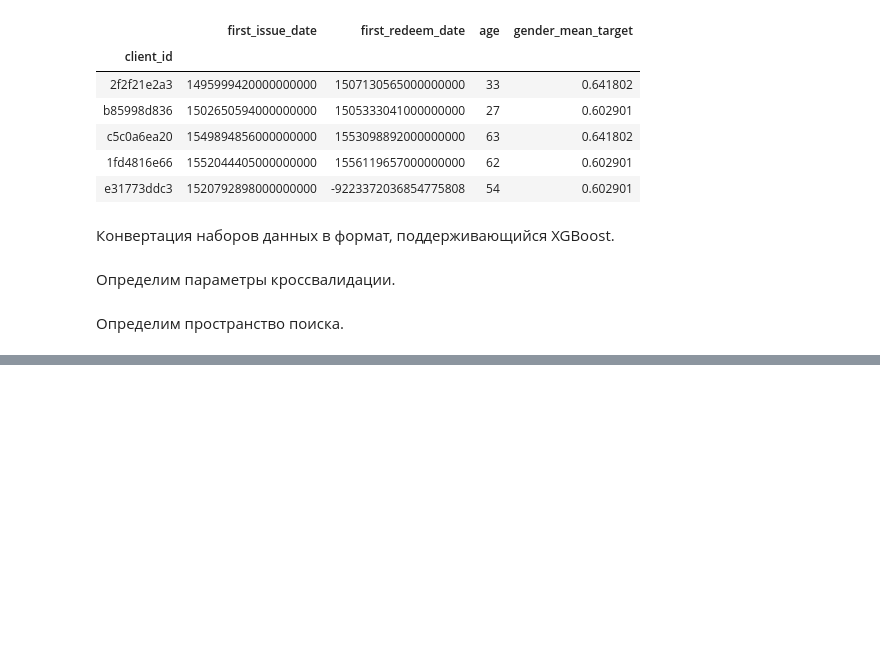
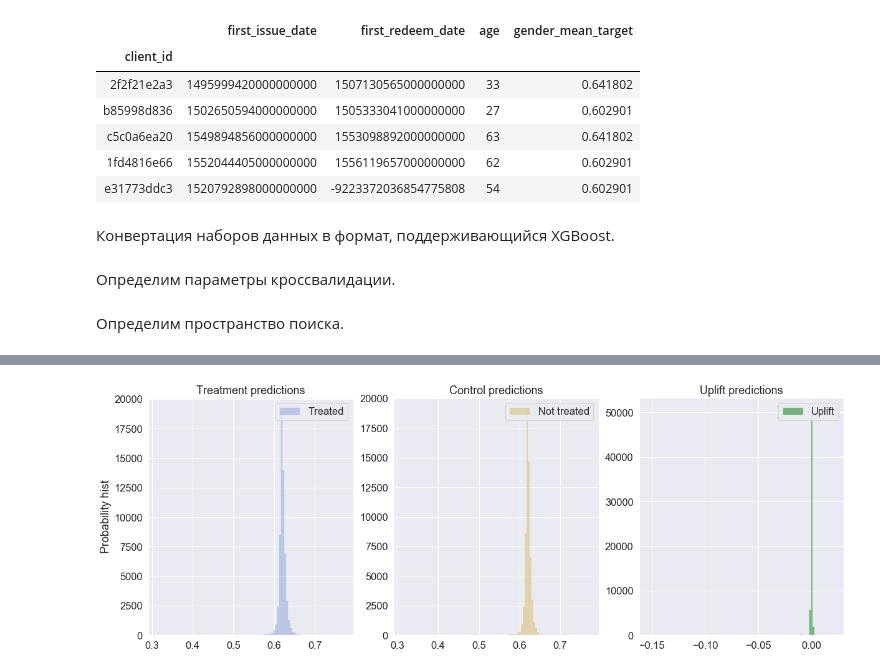
Before and after one commit to doksketch/call-you-maybe, a Jupyter notebook: sandbox/00_baseline.ipynb, the cells around one changed output, grey strips where cells are left out. Cells and saved outputs as stored; diff of their text form; code cells hidden in the pictures; blank space fills up the shorter version.

```diff
--- a/sandbox/00_baseline.ipynb
+++ b/sandbox/00_baseline.ipynb
@@ -275,0 +311,5 @@ train_params = {'num_boost_round': 200,
+# %%
+uplift_results = {
+    'approach': [],
+    'uplift@30%': []
+}
@@ -275,0 +337,28 @@ train_params = {'num_boost_round': 200,
+# %%
+skf = StratifiedKFold(n_splits=5, shuffle=True, random_state=1)
+train_mean_target_part, valid_mean_target = mean_target_encoding(X_train, y_train, X_valid, skf)
+# %%
+sm = SoloModel(xgb.XGBClassifier(params={'alpha':0.7671748089960383,
+                                   'booster': 'gbtree',
+                                   'colsample_bytree': 0.5512147435147441,
+                                   'eta': 0.1265523526773935,
+                                   'lambda': 0.9663740209908993,
+                                    'max_depth': 1,
+                                    'min_child_weight': 16.67544601744243,
+                                    'subsample': 0.538227954867007}, **train_params))
+sm.fit(train_mean_target_part, Y_train, treat_train)
+uplift_sm = sm.predict(valid_mean_target)
+sm_score_30 = uplift_at_k(y_true=y_valid, uplift=uplift_sm, treatment=treat_valid, strategy='by_group', k=0.3)
+
+uplift_results['approach'].append('SoloModel')
+uplift_results['uplift@30%'].append(sm_score_30)
+
+# Получим условные вероятности выполнения целевого действия при взаимодействии для каждого объекта
+sm_trmnt_preds = sm.trmnt_preds_
+# И условные вероятности выполнения целевого действия без взаимодействия для каждого объекта
+sm_ctrl_preds = sm.ctrl_preds_
+
+# Отрисуем распределения вероятностей и их разность (uplift)
+plot_uplift_preds(trmnt_preds=sm_trmnt_preds, ctrl_preds=sm_ctrl_preds);
+# %% [output]
+[figure, added]
```
Also changed, not shown: parts of 25 cells of this notebook.
